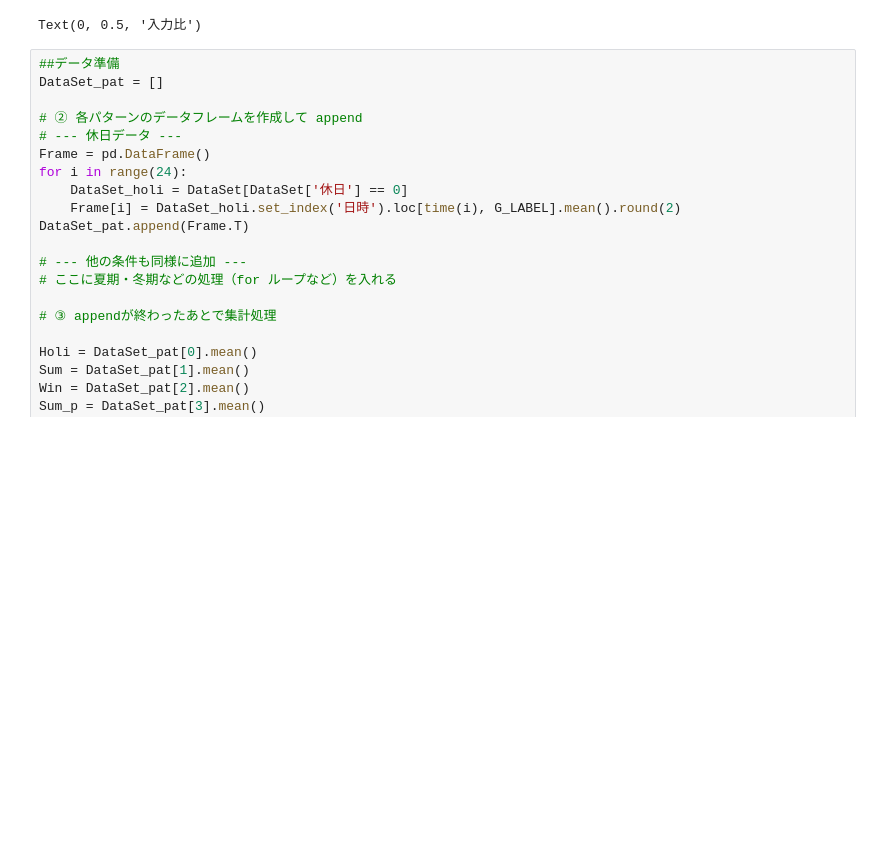
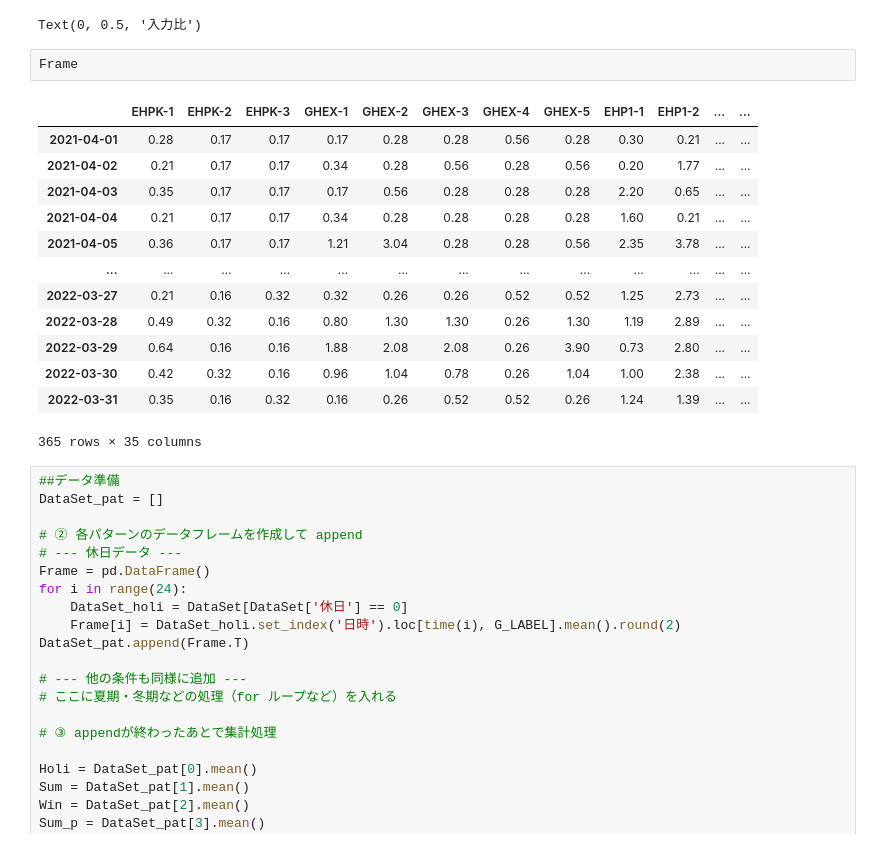
Before and after one commit to BusyLake/Jupyter_Project, a Jupyter notebook: 250422_UN中野_空調機類型化+特徴量分析.ipynb, the cells around one changed output. Drawn from its saved outputs; the diff is of its cells as text; blank space fills up the shorter version.

```diff
--- a/250422_UN中野_空調機類型化+特徴量分析.ipynb
+++ b/250422_UN中野_空調機類型化+特徴量分析.ipynb
@@ -580,6 +580,22 @@ plt.xlabel('') # x軸ラベル
 plt.ylabel('入力比') # y軸ラベル
 # %% [output]
 Text(0, 0.5, '入力比')
+# %%
+Frame
+# %% [output]
+|  | EHPK-1 | EHPK-2 | EHPK-3 | GHEX-1 | GHEX-2 | GHEX-3 | GHEX-4 | GHEX-5 | EHP1-1 | EHP1-2 | ... | ... |
+| 2021-04-01 | 0.28 | 0.17 | 0.17 | 0.17 | 0.28 | 0.28 | 0.56 | 0.28 | 0.30 | 0.21 | ... | ... |
+| 2021-04-02 | 0.21 | 0.17 | 0.17 | 0.34 | 0.28 | 0.56 | 0.28 | 0.56 | 0.20 | 1.77 | ... | ... |
+| 2021-04-03 | 0.35 | 0.17 | 0.17 | 0.17 | 0.56 | 0.28 | 0.28 | 0.28 | 2.20 | 0.65 | ... | ... |
+| 2021-04-04 | 0.21 | 0.17 | 0.17 | 0.34 | 0.28 | 0.28 | 0.28 | 0.28 | 1.60 | 0.21 | ... | ... |
+| 2021-04-05 | 0.36 | 0.17 | 0.17 | 1.21 | 3.04 | 0.28 | 0.28 | 0.56 | 2.35 | 3.78 | ... | ... |
+| ... | ... | ... | ... | ... | ... | ... | ... | ... | ... | ... | ... | ... |
+| 2022-03-27 | 0.21 | 0.16 | 0.32 | 0.32 | 0.26 | 0.26 | 0.52 | 0.52 | 1.25 | 2.73 | ... | ... |
+| 2022-03-28 | 0.49 | 0.32 | 0.16 | 0.80 | 1.30 | 1.30 | 0.26 | 1.30 | 1.19 | 2.89 | ... | ... |
+| 2022-03-29 | 0.64 | 0.16 | 0.16 | 1.88 | 2.08 | 2.08 | 0.26 | 3.90 | 0.73 | 2.80 | ... | ... |
+| 2022-03-30 | 0.42 | 0.32 | 0.16 | 0.96 | 1.04 | 0.78 | 0.26 | 1.04 | 1.00 | 2.38 | ... | ... |
+| 2022-03-31 | 0.35 | 0.16 | 0.32 | 0.16 | 0.26 | 0.52 | 0.52 | 0.26 | 1.24 | 1.39 | ... | ... |
+365 rows × 35 columns
 # %%
 ##データ準備
 DataSet_pat = []
```
Also changed, not shown: parts of 2 cells of this notebook, 1 other file.
